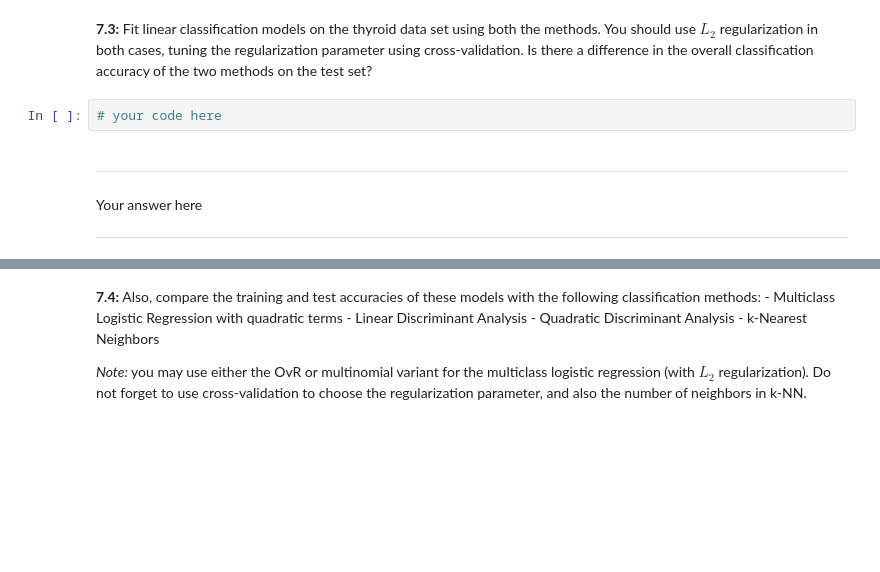
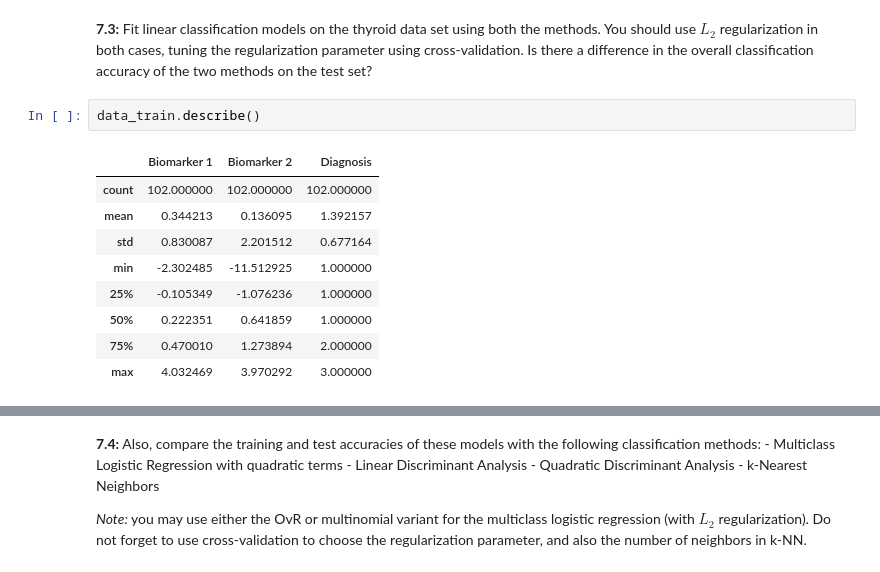
Before and after one commit to lucasresck/foundations-of-data-science, a Jupyter notebook: cs109a_hw5/cs109_hw5.ipynb, the cells around one changed output, grey strips where cells are left out. Drawn from its saved outputs; the diff is of its cells as text; blank space fills up the shorter version.

```diff
--- a/cs109a_hw5/cs109_hw5.ipynb
+++ b/cs109a_hw5/cs109_hw5.ipynb
@@ -654,9 +667,14 @@ Your answer here
 # %% [markdown]
 **7.3:** Fit linear classification models on the thyroid data set using both the methods.  You should use $L_2$ regularization in both cases, tuning the regularization parameter using cross-validation.  Is there a difference in the overall classification accuracy of the two methods on the test set?
-# %%
-# your code here
-# %% [markdown]
-----
-Your answer here
-
-----
+# %%
+data_train.describe()
+# %% [output]
+|  | Biomarker 1 | Biomarker 2 | Diagnosis |
+| count | 102.000000 | 102.000000 | 102.000000 |
+| mean | 0.344213 | 0.136095 | 1.392157 |
+| std | 0.830087 | 2.201512 | 0.677164 |
+| min | -2.302485 | -11.512925 | 1.000000 |
+| 25% | -0.105349 | -1.076236 | 1.000000 |
+| 50% | 0.222351 | 0.641859 | 1.000000 |
+| 75% | 0.470010 | 1.273894 | 2.000000 |
+| max | 4.032469 | 3.970292 | 3.000000 |
```
Also changed, not shown: parts of 32 cells of this notebook.
